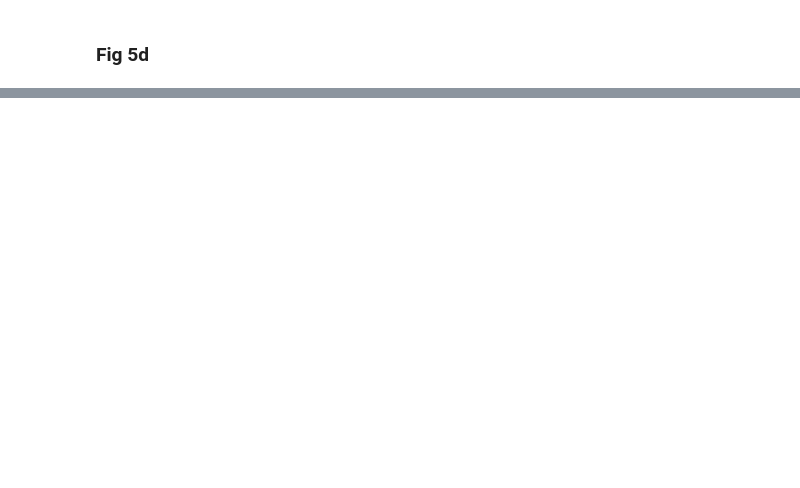
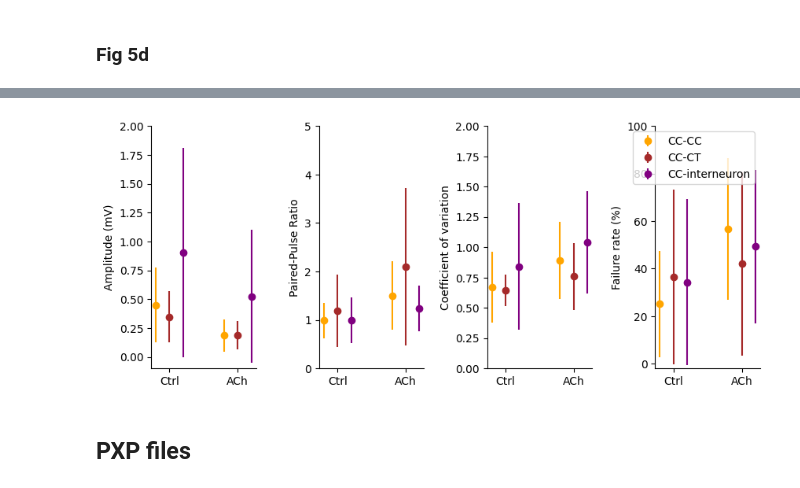
Before and after one commit to NeuroPSI-Neuroinformatics/case-studies-for-data-reuse, a Jupyter notebook: 10.25493-93YQ-6QM/Untitled.ipynb, the cells around one changed output, grey strips where cells are left out. Saved outputs shown, nothing was run; the diff lists cells and outputs as text; code cells hidden in the pictures; blank space fills up the shorter version.

Commit message:
Updated Feldmeyer notebook to extract all data for Fig 5D from spreadsheet, and plot all panels in a single figure.

```diff
--- a/10.25493-93YQ-6QM/Untitled.ipynb
+++ b/10.25493-93YQ-6QM/Untitled.ipynb
@@ -263,0 +193,23 @@ plt.show()
+# %%
+def plot_statistics(data, axes, label, ylim, show_legend=False):
+    """This function plots one of the panels as in Fig 5D"""
+
+    y = (data["Ctrl"]["CC-CC"]["mean"], data["ACh"]["CC-CC"]["mean"])
+    y1 = (data["Ctrl"]["CC-CT"]["mean"], data["ACh"]["CC-CT"]["mean"])
+    y2 = (data["Ctrl"]["CC-interneuron"]["mean"], data["ACh"]["CC-interneuron"]["mean"])
+    e = (data["Ctrl"]["CC-CC"]["stdev"], data["ACh"]["CC-CC"]["stdev"])
+    e1 = (data["Ctrl"]["CC-CT"]["stdev"], data["ACh"]["CC-CT"]["stdev"])
+    e2 = (data["Ctrl"]["CC-interneuron"]["stdev"], data["ACh"]["CC-interneuron"]["stdev"])
+    x= [1,1.5,]
+    x1=[1.1,1.6]
+    x2=[1.2,1.7]
+
+    axes.errorbar(x, y, e, linestyle='None', marker='o',color='orange',label='CC-CC')
+    axes.errorbar(x1, y1, e1, linestyle='None', marker='o',color='brown',label='CC-CT')
+    axes.errorbar(x2, y2, e2, linestyle='None', marker='o',color='purple',label='CC-interneuron')
+    axes.set_ylim(*ylim)
+    axes.set_xticks(x1, ("Ctrl", "ACh"))
+    axes.set_ylabel(label)
+    axes.spines[['right', 'top']].set_visible(False)
+    if show_legend:
+        axes.legend()
@@ -263,0 +220,12 @@ plt.show()
+# %%
+fig, (ax1, ax2, ax3, ax4) = plt.subplots(1, 4, figsize=(10, 4))
+plot_statistics(epsp_amplitude, ax1, 'Amplitude (mV)', ylim=(-0.1, 2))
+plot_statistics(paired_pulse_ratio, ax2, 'Paired-Pulse Ratio', ylim=(0, 5))
+plot_statistics(coefficient_of_variation, ax3, 'Coefficient of variation', ylim=(0, 2))
+plot_statistics(failure_rate, ax4, 'Failure rate (%)', ylim=(-2, 100), show_legend=True)
+plt.subplots_adjust(wspace=0.6)
+plt.show()
+# %% [output]
+[figure, added]
+# %% [markdown]
+## PXP files
```
Also changed, not shown: parts of 32 cells of this notebook.
